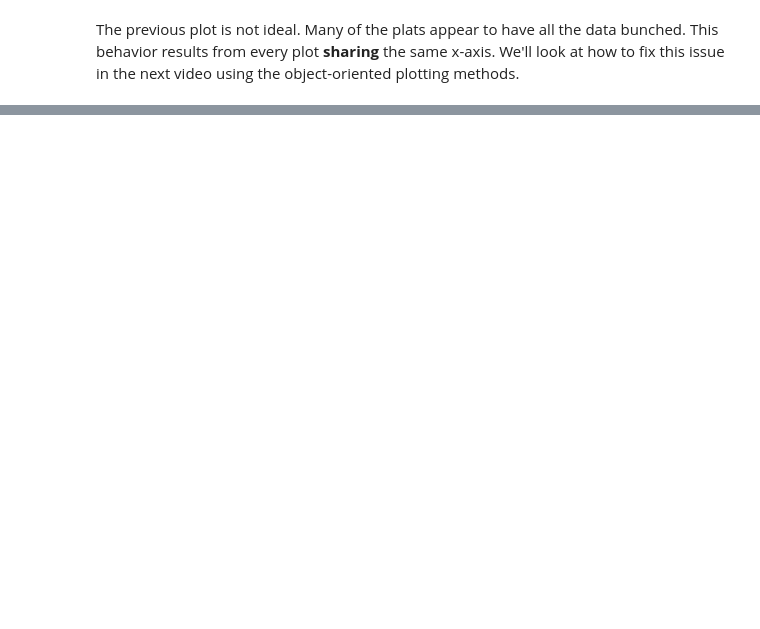
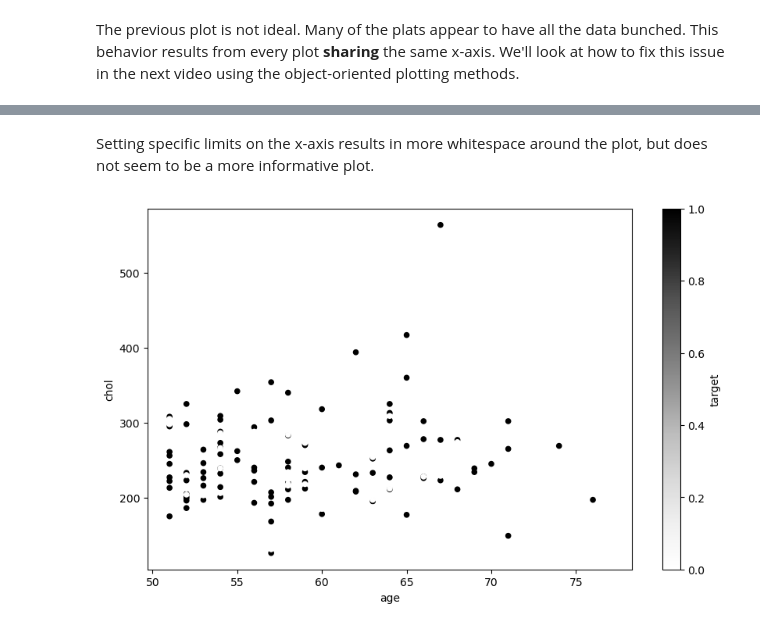
Before and after one commit to mrwizard82d1/complete-ai-ml-ds, a Jupyter notebook: introduction-to-matplotlib.ipynb, the cells around one changed output, grey strips where cells are left out. Saved outputs shown, nothing was run; the diff lists cells and outputs as text; code cells hidden in the pictures; blank space fills up the shorter version.

```diff
--- a/introduction-to-matplotlib.ipynb
+++ b/introduction-to-matplotlib.ipynb
@@ -297,0 +599,14 @@ next video using the object-oriented plotting methods.
+# %% [markdown]
+Setting specific limits on the x-axis results in more whitespace
+around the plot, but does not seem to be a more informative plot.
+# %%
+# Let's return to our original settings
+fig, ax = plt.subplots(figsize=(10, 6))
+over_50.plot(kind='scatter',
+             x='age',
+             y='chol',
+             c='target',
+             ax=ax)
+plt.show()
+# %% [output]
+[figure, added]
```
Also changed, not shown: parts of 58 cells of this notebook, 1 other file.
